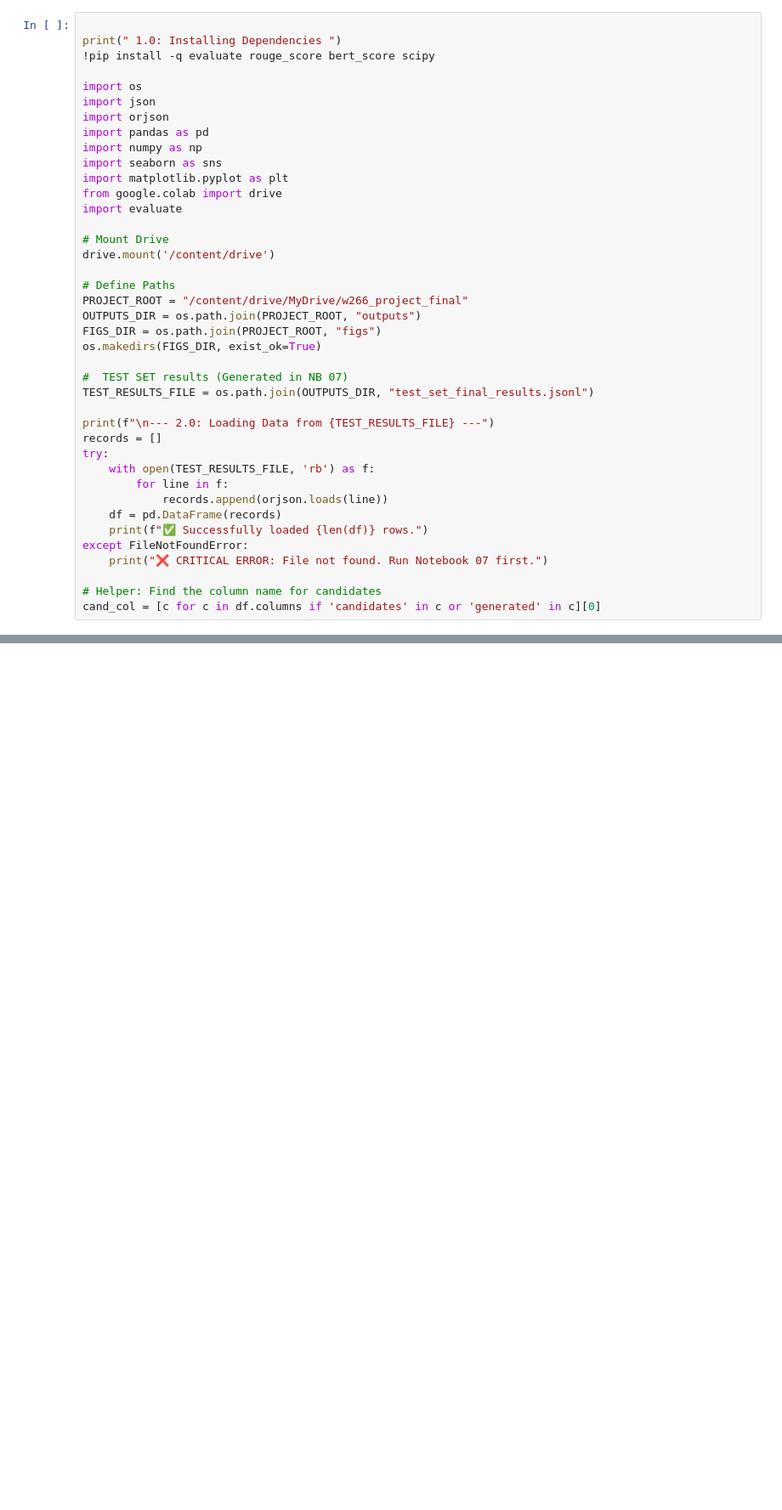
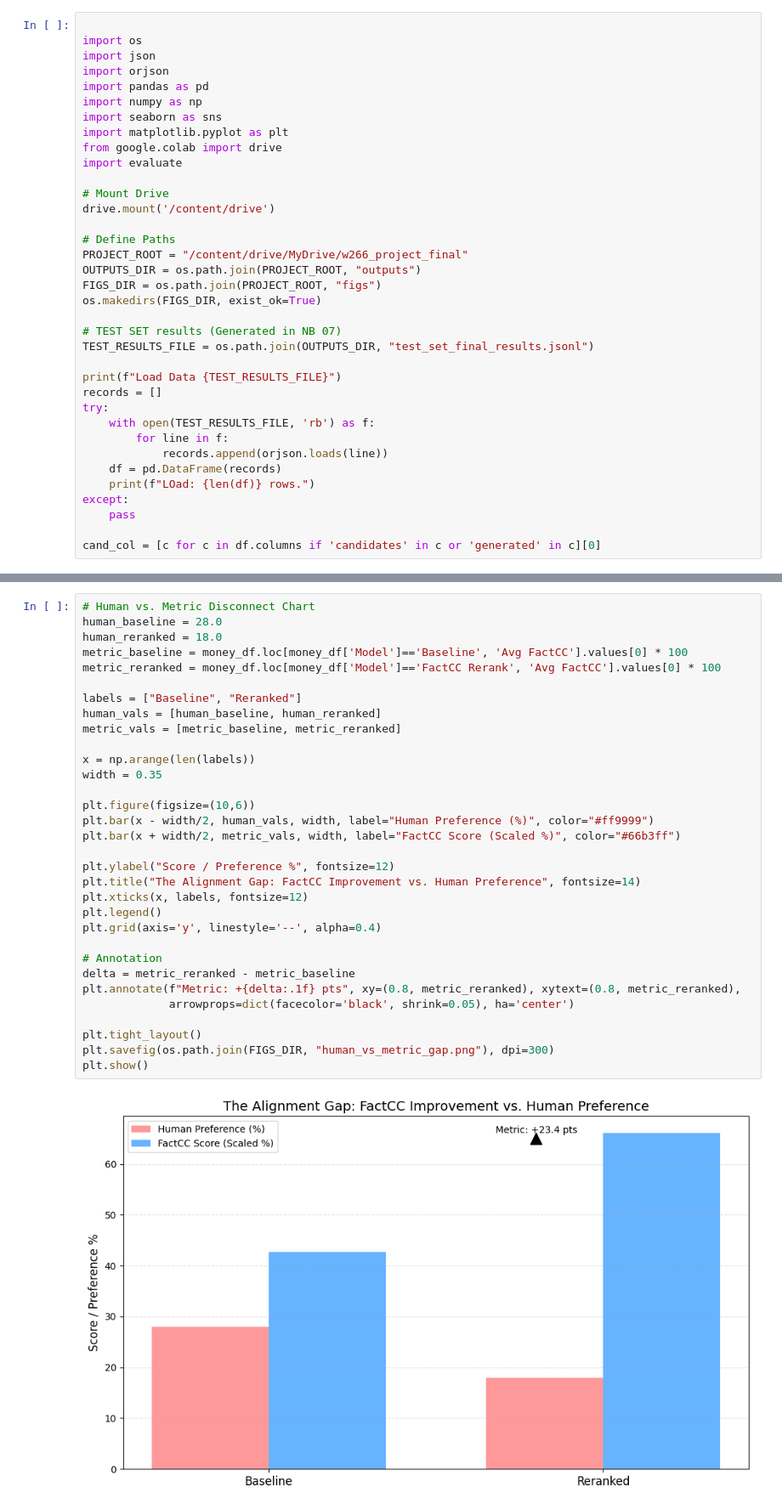
Before and after one commit to rPowDS/MIDS266-NLP-final-project, a Jupyter notebook: # 08_Evaluation_&_Statistics.ipynb, the cells around one changed output, grey strips where cells are left out. Shown at 85% size. Saved outputs shown, nothing was run; the diff lists cells and outputs as text; blank space fills up the shorter version.

```diff
--- a/# 08_Evaluation_&_Statistics.ipynb
+++ b/# 08_Evaluation_&_Statistics.ipynb
@@ -23,7 +29,4 @@ This notebook performs **comprehensive quantitative evaluation** on the test set
 # %%
-
-print(" 1.0: Installing Dependencies ")
-!pip install -q evaluate rouge_score bert_score scipy
 
 import os
 import json
@@ -44,20 +47,19 @@ OUTPUTS_DIR = os.path.join(PROJECT_ROOT, "outputs")
 FIGS_DIR = os.path.join(PROJECT_ROOT, "figs")
 os.makedirs(FIGS_DIR, exist_ok=True)
 
-#  TEST SET results (Generated in NB 07)
+# TEST SET results (Generated in NB 07)
 TEST_RESULTS_FILE = os.path.join(OUTPUTS_DIR, "test_set_final_results.jsonl")
 
-print(f"\n--- 2.0: Loading Data from {TEST_RESULTS_FILE} ---")
+print(f"Load Data {TEST_RESULTS_FILE}")
 records = []
 try:
     with open(TEST_RESULTS_FILE, 'rb') as f:
         for line in f:
             records.append(orjson.loads(line))
     df = pd.DataFrame(records)
-    print(f"✅ Successfully loaded {len(df)} rows.")
-except FileNotFoundError:
-    print("❌ CRITICAL ERROR: File not found. Run Notebook 07 first.")
+    print(f"LOad: {len(df)} rows.")
+except:
+    pass
 
-# Helper: Find the column name for candidates
 cand_col = [c for c in df.columns if 'candidates' in c or 'generated' in c][0]
 # %% [output]
@@ -638,0 +538,34 @@ Generating Human vs. Metric Comparison...
+# %%
+# Human vs. Metric Disconnect Chart
+human_baseline = 28.0
+human_reranked = 18.0
+metric_baseline = money_df.loc[money_df['Model']=='Baseline', 'Avg FactCC'].values[0] * 100
+metric_reranked = money_df.loc[money_df['Model']=='FactCC Rerank', 'Avg FactCC'].values[0] * 100
+
+labels = ["Baseline", "Reranked"]
+human_vals = [human_baseline, human_reranked]
+metric_vals = [metric_baseline, metric_reranked]
+
+x = np.arange(len(labels))
+width = 0.35
+
+plt.figure(figsize=(10,6))
+plt.bar(x - width/2, human_vals, width, label="Human Preference (%)", color="#ff9999")
+plt.bar(x + width/2, metric_vals, width, label="FactCC Score (Scaled %)", color="#66b3ff")
+
+plt.ylabel("Score / Preference %", fontsize=12)
+plt.title("The Alignment Gap: FactCC Improvement vs. Human Preference", fontsize=14)
+plt.xticks(x, labels, fontsize=12)
+plt.legend()
+plt.grid(axis='y', linestyle='--', alpha=0.4)
+
+# Annotation
+delta = metric_reranked - metric_baseline
+plt.annotate(f"Metric: +{delta:.1f} pts", xy=(0.8, metric_reranked), xytext=(0.8, metric_reranked),
+             arrowprops=dict(facecolor='black', shrink=0.05), ha='center')
+
+plt.tight_layout()
+plt.savefig(os.path.join(FIGS_DIR, "human_vs_metric_gap.png"), dpi=300)
+plt.show()
+# %% [output]
+[figure, added]
```
Also changed, not shown: parts of 12 cells of this notebook, 12 other files.
